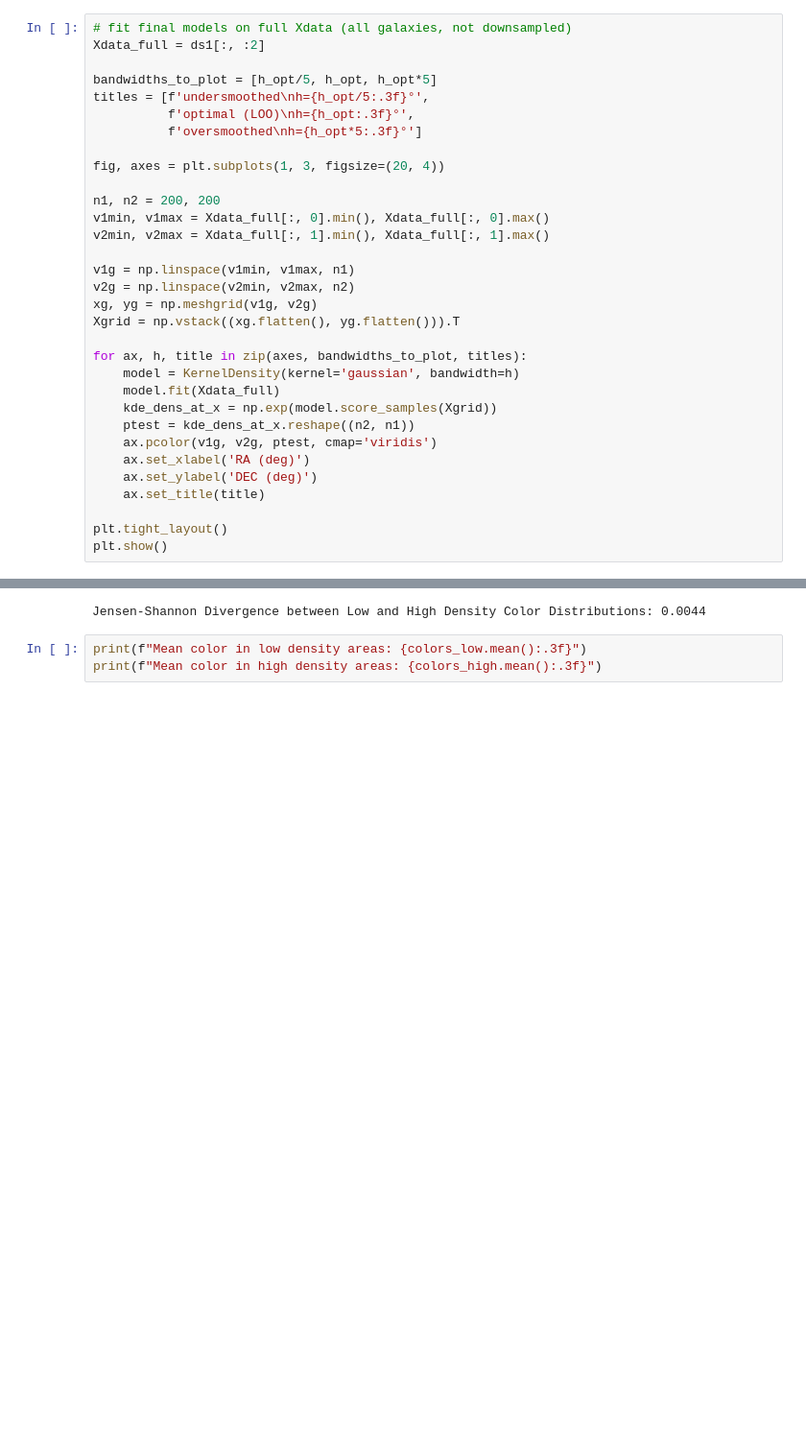
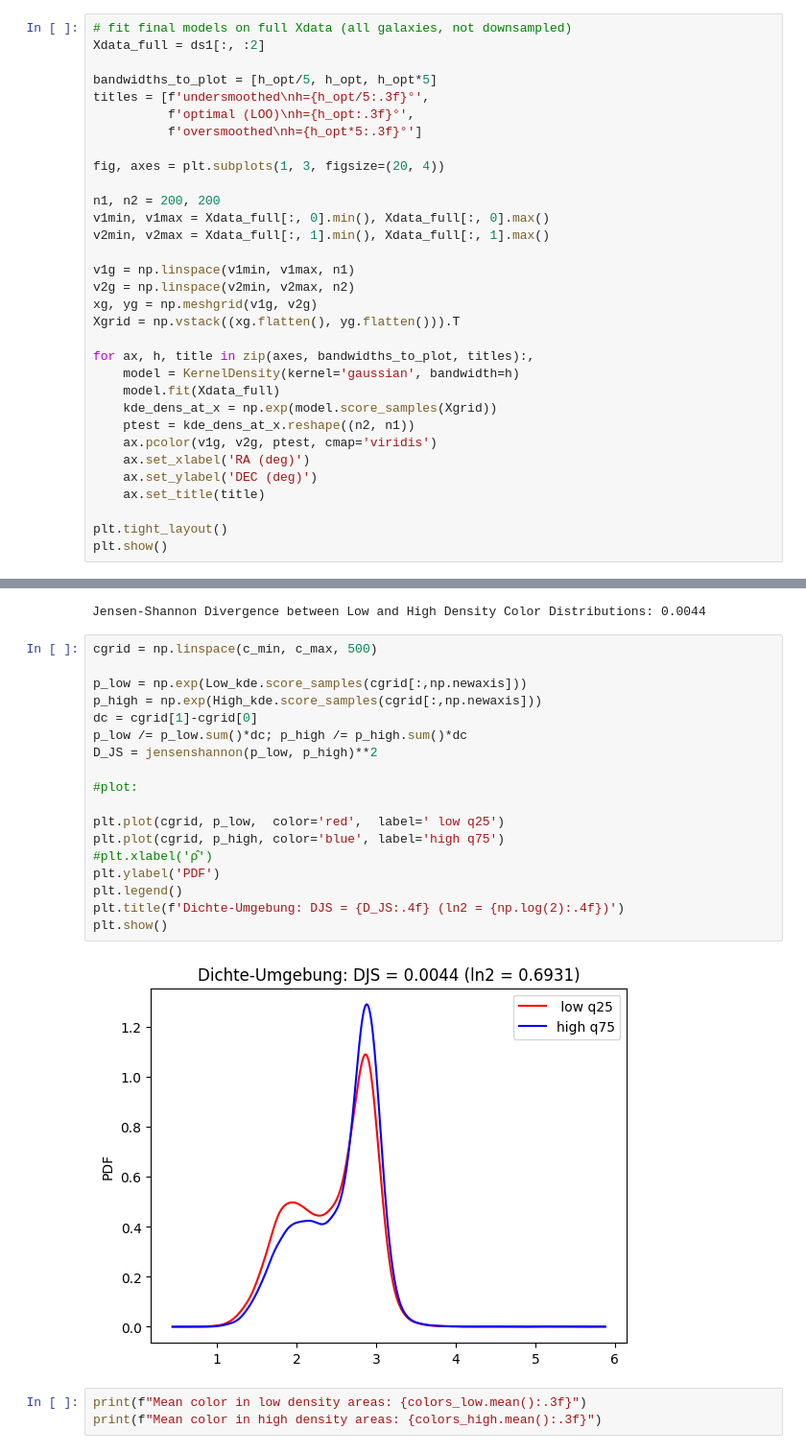
Before and after one commit to TarikOzpamuk/Astro_exercises, a Jupyter notebook: Astro_exercises2.ipynb, the cells around one changed output, grey strips where cells are left out. Shown at 96% size. Cells and saved outputs as stored; diff of their text form; blank space fills up the shorter version.

```diff
--- a/Astro_exercises2.ipynb
+++ b/Astro_exercises2.ipynb
@@ -126,7 +128,7 @@ v2g = np.linspace(v2min, v2max, n2)
 xg, yg = np.meshgrid(v1g, v2g)
 Xgrid = np.vstack((xg.flatten(), yg.flatten())).T
 
-for ax, h, title in zip(axes, bandwidths_to_plot, titles):
+for ax, h, title in zip(axes, bandwidths_to_plot, titles):,
     model = KernelDensity(kernel='gaussian', bandwidth=h)
     model.fit(Xdata_full)
     kde_dens_at_x = np.exp(model.score_samples(Xgrid))
@@ -277,6 +306,26 @@ D_JS = jensenshannon(p_low, p_high)**2
 print(f"Jensen-Shannon Divergence between Low and High Density Color Distributions: {D_JS:.4f}")
 # %% [output]
 Jensen-Shannon Divergence between Low and High Density Color Distributions: 0.0044
+# %%
+cgrid = np.linspace(c_min, c_max, 500)
+
+p_low = np.exp(Low_kde.score_samples(cgrid[:,np.newaxis]))
+p_high = np.exp(High_kde.score_samples(cgrid[:,np.newaxis]))
+dc = cgrid[1]-cgrid[0]
+p_low /= p_low.sum()*dc; p_high /= p_high.sum()*dc
+D_JS = jensenshannon(p_low, p_high)**2
+
+#plot:
+
+plt.plot(cgrid, p_low,  color='red',  label=' low q25')
+plt.plot(cgrid, p_high, color='blue', label='high q75')
+#plt.xlabel('ρ̂')
+plt.ylabel('PDF')
+plt.legend()
+plt.title(f'Dichte-Umgebung: DJS = {D_JS:.4f} (ln2 = {np.log(2):.4f})')
+plt.show()
+# %% [output]
+[figure, added]
 # %%
 print(f"Mean color in low density areas: {colors_low.mean():.3f}")
 print(f"Mean color in high density areas: {colors_high.mean():.3f}")
```
Also changed, not shown: parts of 3 cells of this notebook, 3 other files.
